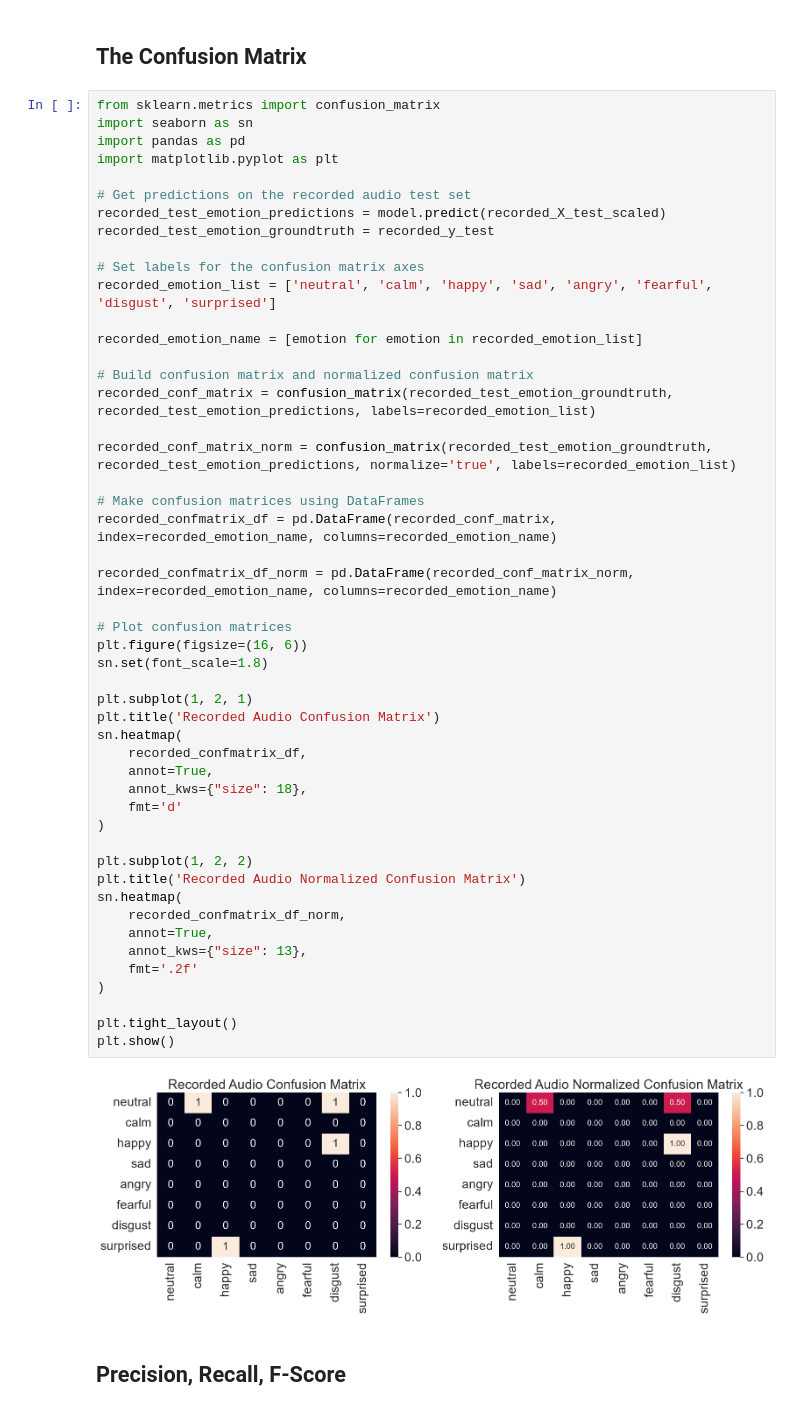
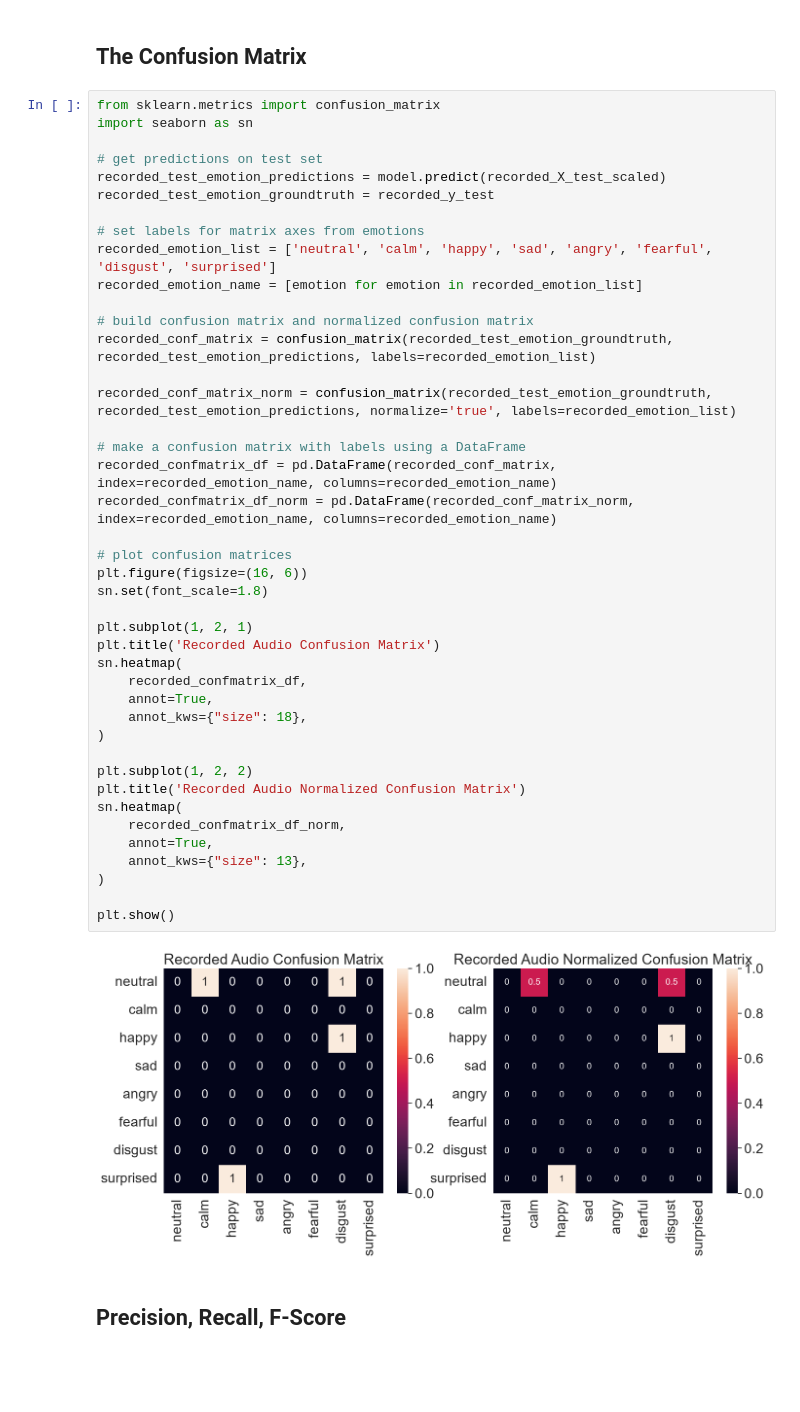
Before and after one commit to gurnisha-rehal/Week4-NeuralNetworks, a Jupyter notebook: Week4__Neural_Networks.ipynb, the cells around one changed output. Drawn from its saved outputs; the diff is of its cells as text; blank space fills up the shorter version.

```diff
--- a/Week4__Neural_Networks.ipynb
+++ b/Week4__Neural_Networks.ipynb
@@ -1155,54 +1170,47 @@ plt.show()
 # %%
 from sklearn.metrics import confusion_matrix
 import seaborn as sn
-import pandas as pd
-import matplotlib.pyplot as plt
 
-# Get predictions on the recorded audio test set
+# get predictions on test set
 recorded_test_emotion_predictions = model.predict(recorded_X_test_scaled)
 recorded_test_emotion_groundtruth = recorded_y_test
 
-# Set labels for the confusion matrix axes
+# set labels for matrix axes from emotions
 recorded_emotion_list = ['neutral', 'calm', 'happy', 'sad', 'angry', 'fearful', 'disgust', 'surprised']
-
 recorded_emotion_name = [emotion for emotion in recorded_emotion_list]
 
-# Build confusion matrix and normalized confusion matrix
+# build confusion matrix and normalized confusion matrix
 recorded_conf_matrix = confusion_matrix(recorded_test_emotion_groundtruth, recorded_test_emotion_predictions, labels=recorded_emotion_list)
 
 recorded_conf_matrix_norm = confusion_matrix(recorded_test_emotion_groundtruth, recorded_test_emotion_predictions, normalize='true', labels=recorded_emotion_list)
 
-# Make confusion matrices using DataFrames
+# make a confusion matrix with labels using a DataFrame
 recorded_confmatrix_df = pd.DataFrame(recorded_conf_matrix, index=recorded_emotion_name, columns=recorded_emotion_name)
-
 recorded_confmatrix_df_norm = pd.DataFrame(recorded_conf_matrix_norm, index=recorded_emotion_name, columns=recorded_emotion_name)
 
-# Plot confusion matrices
+# plot confusion matrices
 plt.figure(figsize=(16, 6))
 sn.set(font_scale=1.8)
 
 plt.subplot(1, 2, 1)
 plt.title('Recorded Audio Confusion Matrix')
 sn.heatmap(
     recorded_confmatrix_df,
     annot=True,
     annot_kws={"size": 18},
-    fmt='d'
 )
 
 plt.subplot(1, 2, 2)
 plt.title('Recorded Audio Normalized Confusion Matrix')
 sn.heatmap(
     recorded_confmatrix_df_norm,
     annot=True,
     annot_kws={"size": 13},
-    fmt='.2f'
 )
 
-plt.tight_layout()
 plt.show()
 # %% [output]
-[figure, old version]
+[figure, new version]
 # %% [markdown]
 ## Precision, Recall, F-Score
 # %%
```
Also changed, not shown: parts of 7 cells of this notebook.
